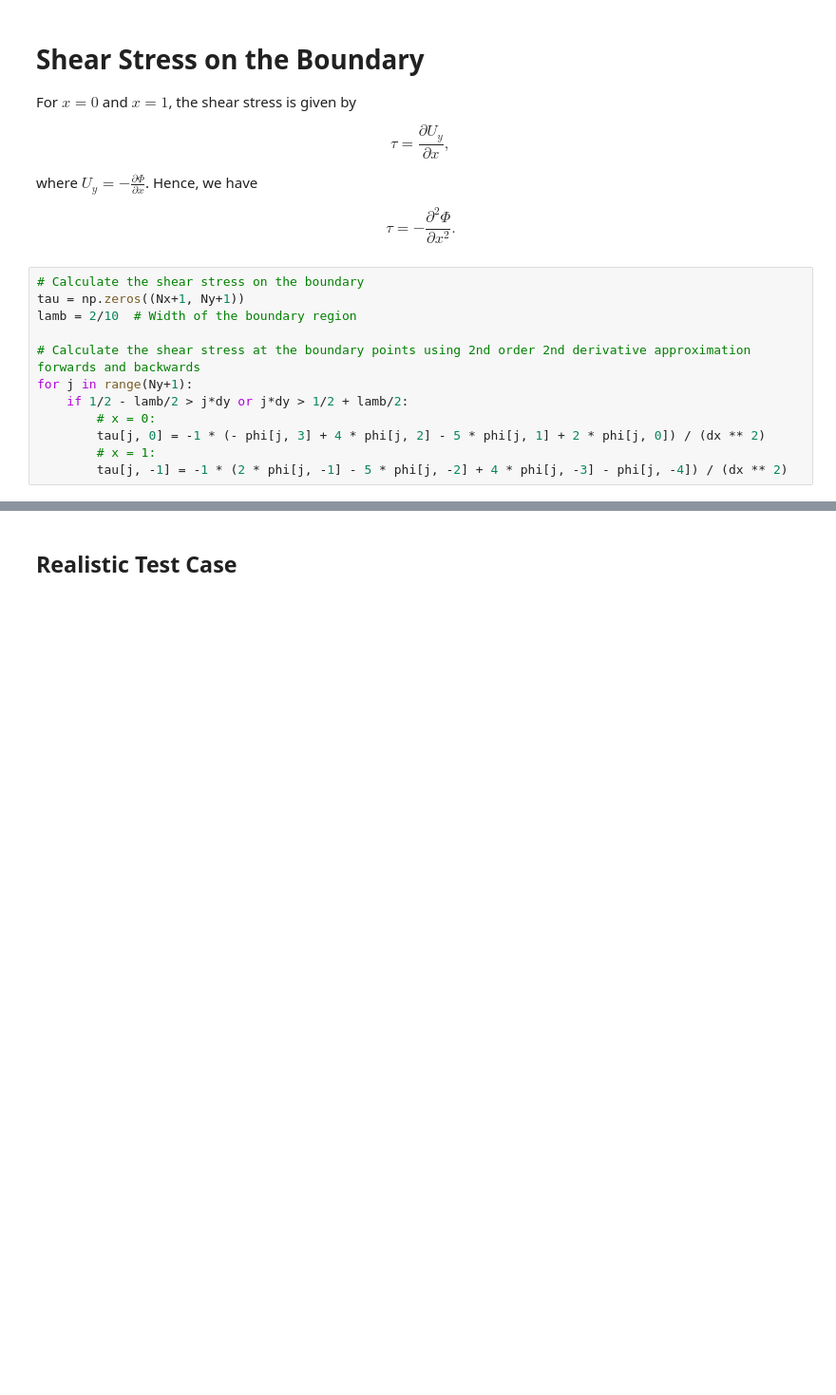
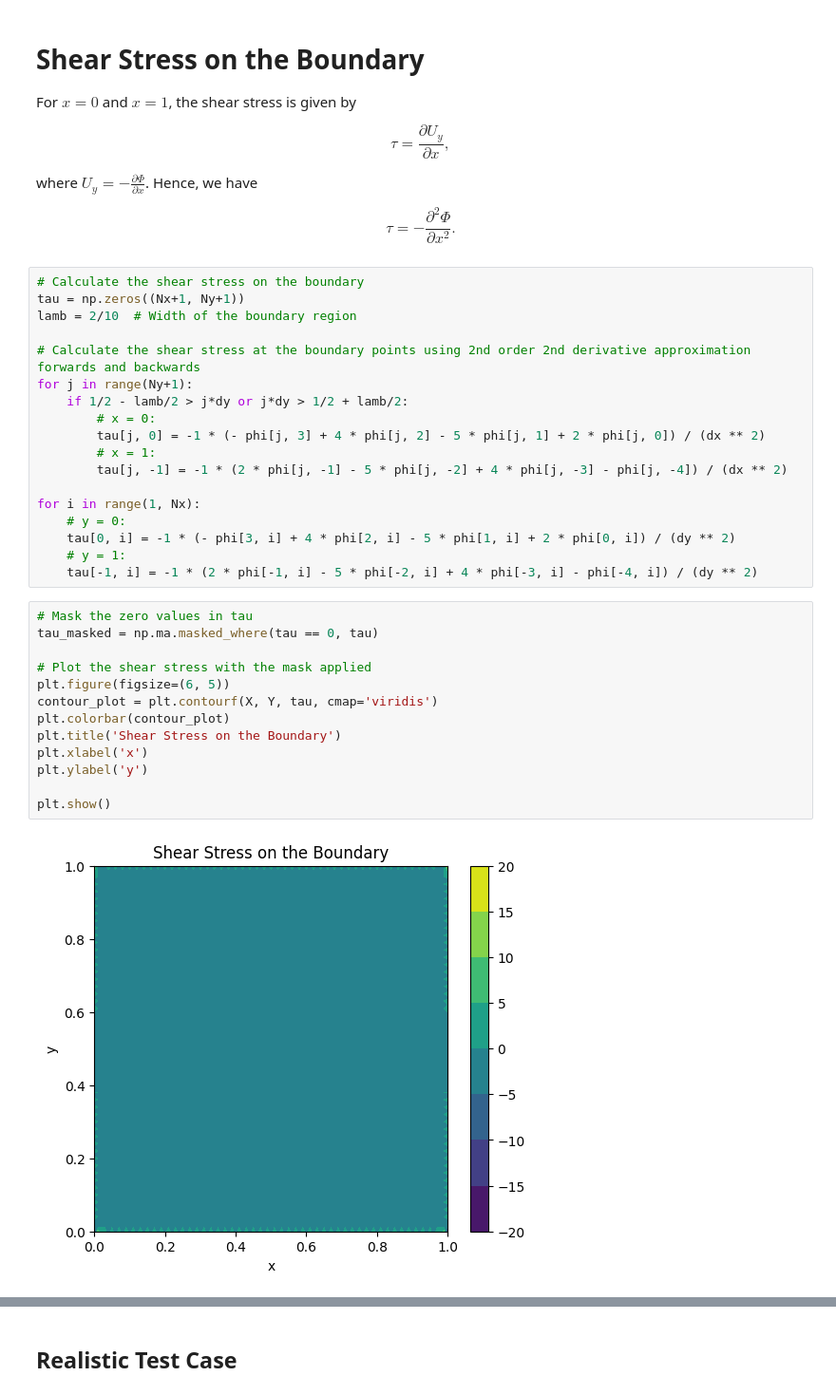
Before and after one commit to ScarlettJJJ/RS_Group1, a Jupyter notebook: Biharmonic Equation new.ipynb, the cells around one changed output, grey strips where cells are left out. Shown at 95% size. Drawn from its saved outputs; the diff is of its cells as text; blank space fills up the shorter version.

```diff
--- a/Biharmonic Equation new.ipynb
+++ b/Biharmonic Equation new.ipynb
@@ -640,3 +732,24 @@ for j in range(Ny+1):
         tau[j, 0] = -1 * (- phi[j, 3] + 4 * phi[j, 2] - 5 * phi[j, 1] + 2 * phi[j, 0]) / (dx ** 2)
         # x = 1:
         tau[j, -1] = -1 * (2 * phi[j, -1] - 5 * phi[j, -2] + 4 * phi[j, -3] - phi[j, -4]) / (dx ** 2)
+
+for i in range(1, Nx):
+    # y = 0:
+    tau[0, i] = -1 * (- phi[3, i] + 4 * phi[2, i] - 5 * phi[1, i] + 2 * phi[0, i]) / (dy ** 2)
+    # y = 1:
+    tau[-1, i] = -1 * (2 * phi[-1, i] - 5 * phi[-2, i] + 4 * phi[-3, i] - phi[-4, i]) / (dy ** 2)
+# %%
+# Mask the zero values in tau
+tau_masked = np.ma.masked_where(tau == 0, tau)
+
+# Plot the shear stress with the mask applied
+plt.figure(figsize=(6, 5))
+contour_plot = plt.contourf(X, Y, tau, cmap='viridis')
+plt.colorbar(contour_plot)
+plt.title('Shear Stress on the Boundary')
+plt.xlabel('x')
+plt.ylabel('y')
+
+plt.show()
+# %% [output]
+[figure, added]
```
Also changed, not shown: parts of 19 cells of this notebook.
